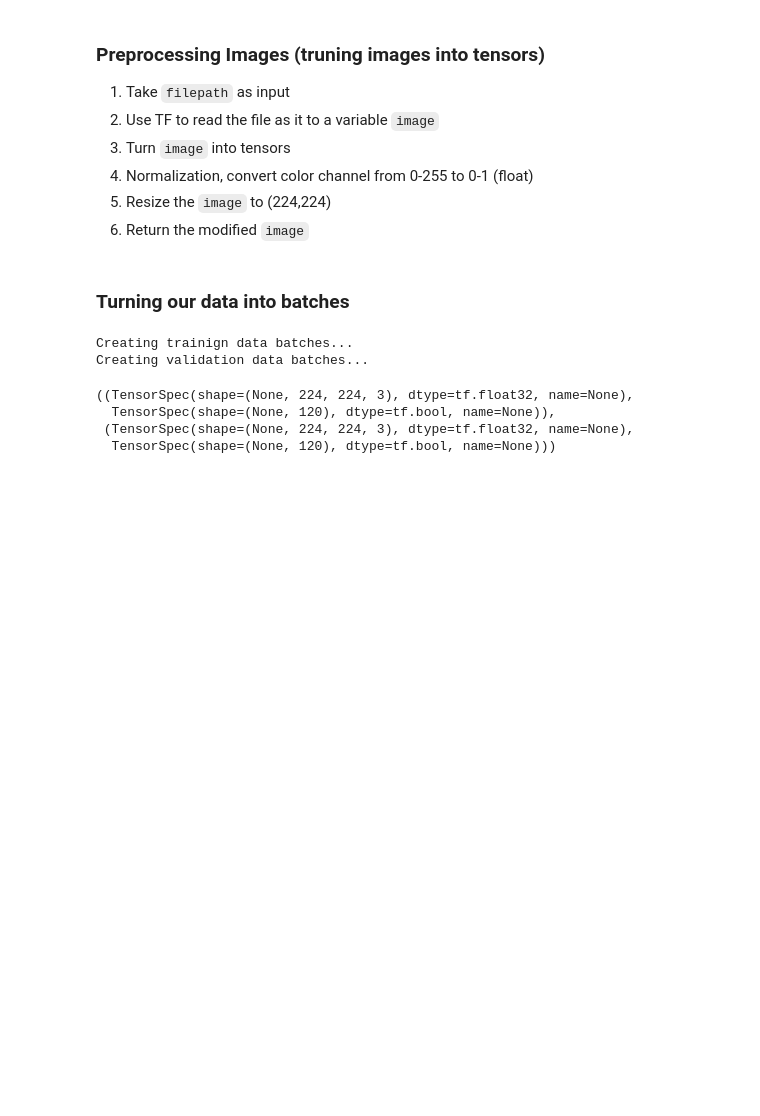
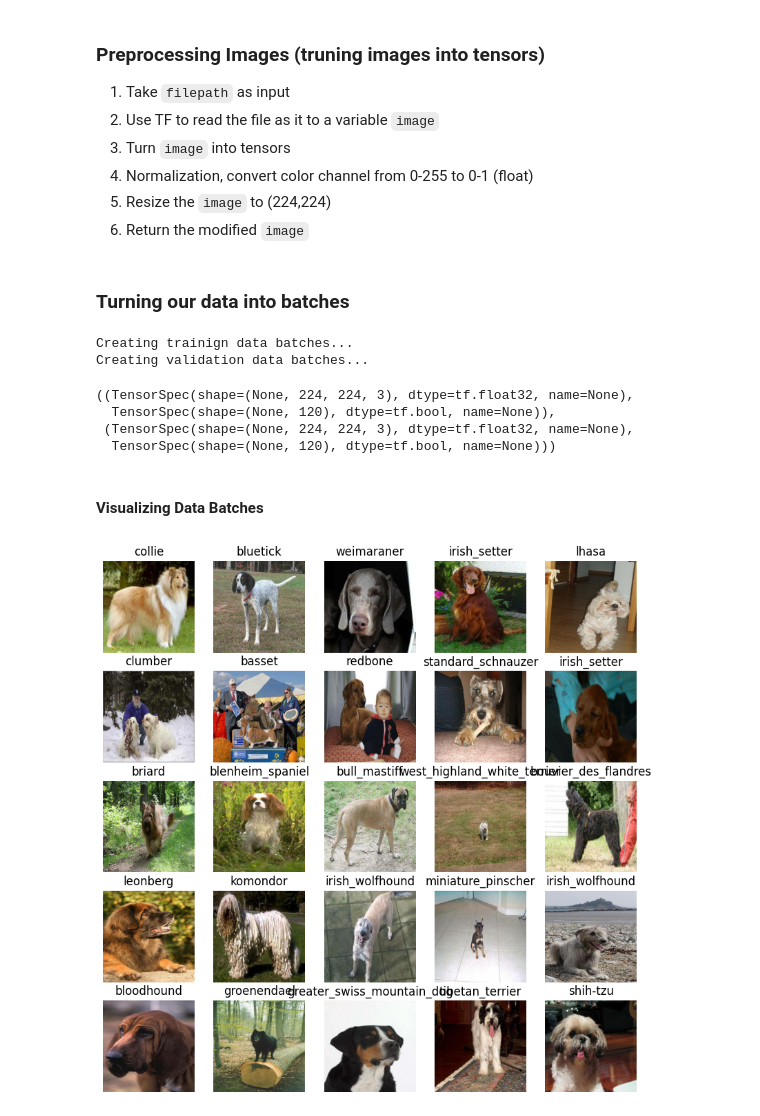
Before and after one commit to CTR-tech/dog-breed-classification, a Jupyter notebook: dog_breed_classification.ipynb, the cells around one changed output. Saved outputs shown, nothing was run; the diff lists cells and outputs as text; code cells hidden in the pictures; blank space fills up the shorter version.

Commit message:
visualizing data

```diff
--- a/dog_breed_classification.ipynb
+++ b/dog_breed_classification.ipynb
@@ -239,3 +239,21 @@ train_data.element_spec, val_data.element_spec
   TensorSpec(shape=(None, 120), dtype=tf.bool, name=None)),
  (TensorSpec(shape=(None, 224, 224, 3), dtype=tf.float32, name=None),
   TensorSpec(shape=(None, 120), dtype=tf.bool, name=None)))
+# %% [markdown]
+#### Visualizing Data Batches
+# %%
+# func to view images in a data batch
+def show_25_images(images, labels):
+  plt.figure(figsize=(10, 10))
+  for i in range(25):
+    ax = plt.subplot(5, 5, i+1)
+    plt.imshow(images[i])
+    plt.title(unique_breeds[labels[i].argmax()])
+    plt.axis('off')
+# %%
+# training
+train_images, train_labels = next(train_data.as_numpy_iterator())
+# %%
+show_25_images(train_images, train_labels)
+# %% [output]
+[figure, added]
```
Also changed, not shown: parts of 2 cells of this notebook.
